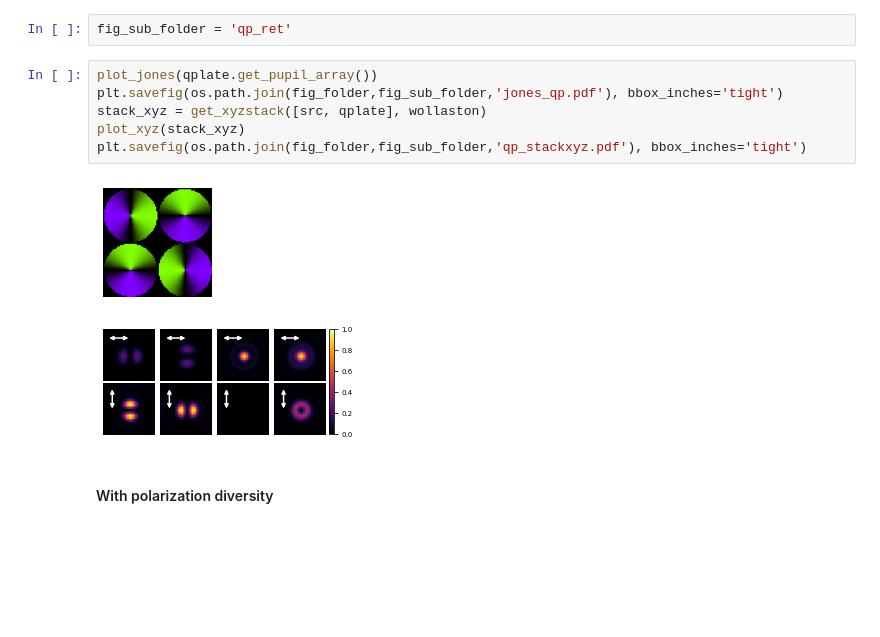
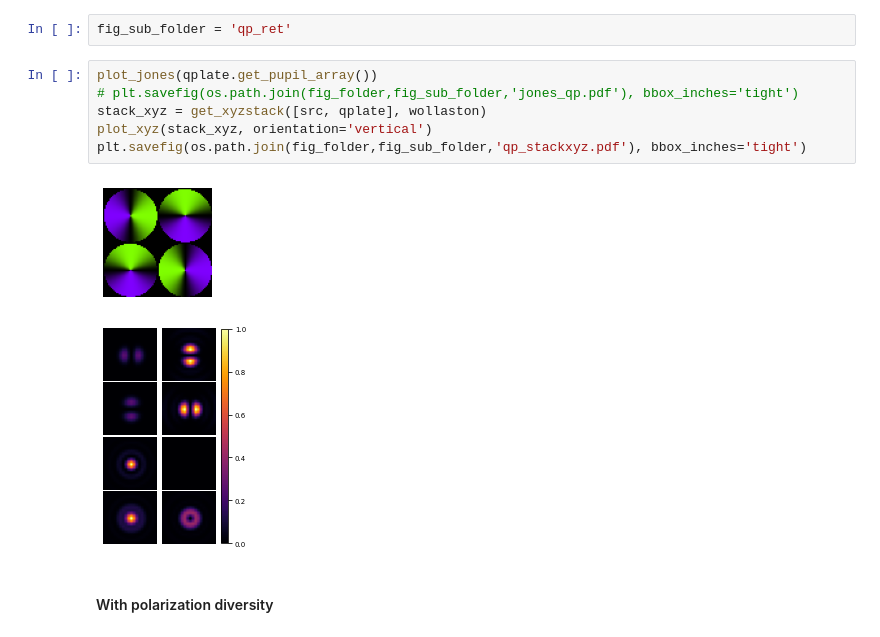
Before and after one commit to rodguti90/pyPSFstack, a Jupyter notebook: figures_article.ipynb, the cells around one changed output. Drawn from its saved outputs; the diff is of its cells as text; blank space fills up the shorter version.

```diff
--- a/figures_article.ipynb
+++ b/figures_article.ipynb
@@ -284,13 +285,13 @@ plot_zstack(ret_stack, N_z=11)
 fig_sub_folder = 'qp_ret'
 # %%
 plot_jones(qplate.get_pupil_array())
-plt.savefig(os.path.join(fig_folder,fig_sub_folder,'jones_qp.pdf'), bbox_inches='tight')
+# plt.savefig(os.path.join(fig_folder,fig_sub_folder,'jones_qp.pdf'), bbox_inches='tight')
 stack_xyz = get_xyzstack([src, qplate], wollaston)
-plot_xyz(stack_xyz)
+plot_xyz(stack_xyz, orientation='vertical')
 plt.savefig(os.path.join(fig_folder,fig_sub_folder,'qp_stackxyz.pdf'), bbox_inches='tight')
 # %% [output]
 [figure]
-[figure, old version]
+[figure, new version]
 # %% [markdown]
 #### With polarization diversity
 # %%
```
Also changed, not shown: parts of 64 cells of this notebook.
